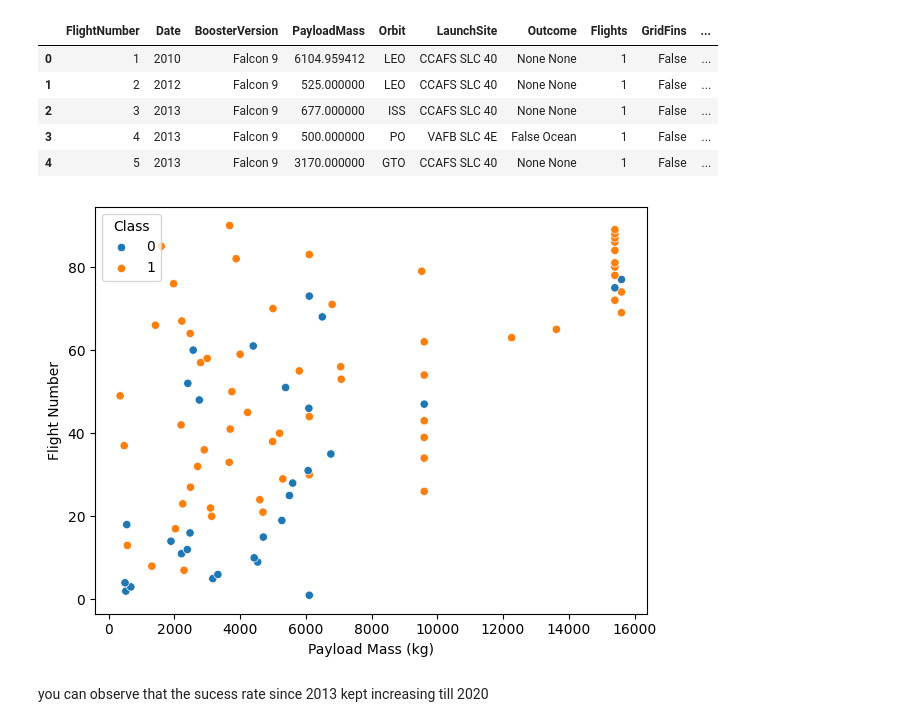
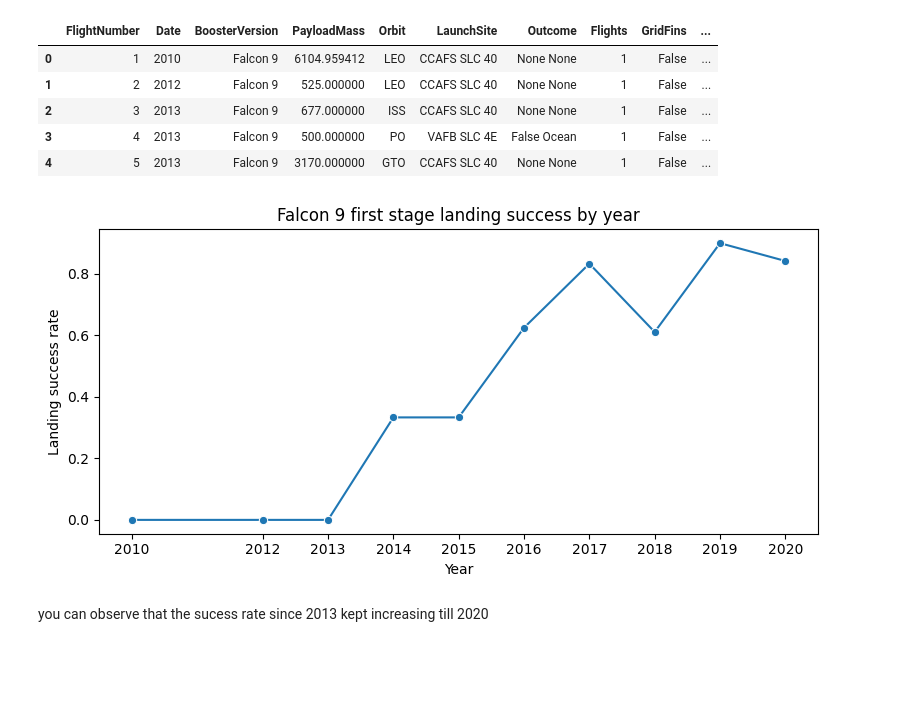
Before and after one commit to ermekuss/ibmds, a Jupyter notebook: edadataviz.ipynb, the cells around one changed output. Saved outputs shown, nothing was run; the diff lists cells and outputs as text; code cells hidden in the pictures; blank space fills up the shorter version.

```diff
--- a/edadataviz.ipynb
+++ b/edadataviz.ipynb
@@ -211,13 +203,22 @@ df.head()
 | 4 | 5 | 2013 | Falcon 9 | 3170.000000 | GTO | CCAFS SLC 40 | None None | 1 | False | ... |
 # %%
 # Plot a line chart with x axis to be the extracted year and y axis to be the success rate
-sns.scatterplot(data=df, x="PayloadMass", y="FlightNumber", hue="Class")
-plt.xlabel("Payload Mass (kg)")
-plt.ylabel("Flight Number")
+import matplotlib.pyplot as plt
+import seaborn as sns
+
+df['Date'] = df['Date'].astype(int)
+yearly_success = df.groupby('Date')['Class'].mean().reset_index()
+
+plt.figure(figsize=(8, 4))
+sns.lineplot(data=yearly_success, x='Date', y='Class', marker='o')
+plt.xlabel("Year")
+plt.ylabel("Landing success rate")
+plt.title("Falcon 9 first stage landing success by year")
+plt.xticks(yearly_success['Date'])
 plt.tight_layout()
 plt.show()
 # %% [output]
-[figure, old version]
+[figure, new version]
 # %% [markdown]
 you can observe that the sucess rate since 2013 kept increasing till 2020
 # %% [markdown]
```
Also changed, not shown: parts of 7 cells of this notebook.
